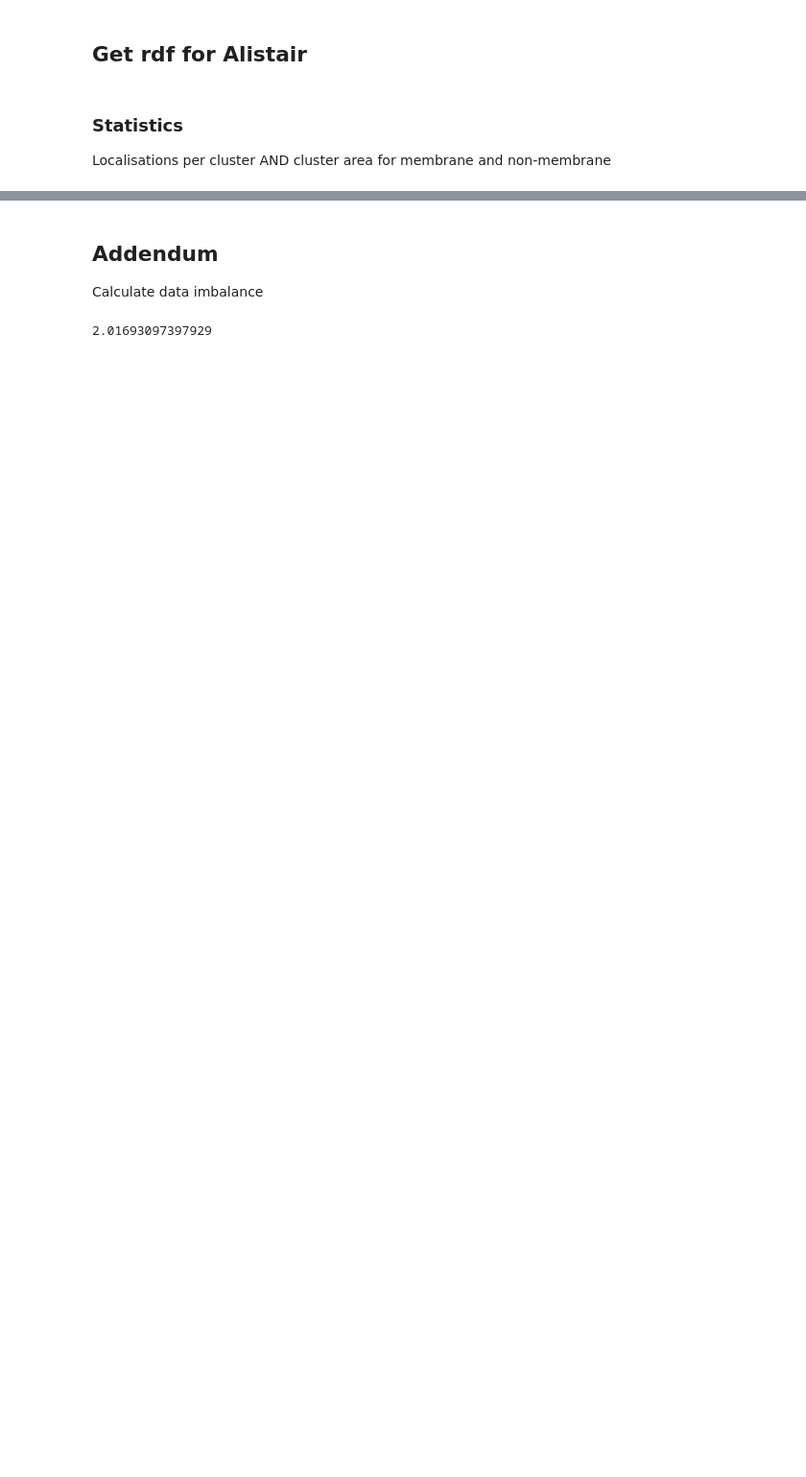
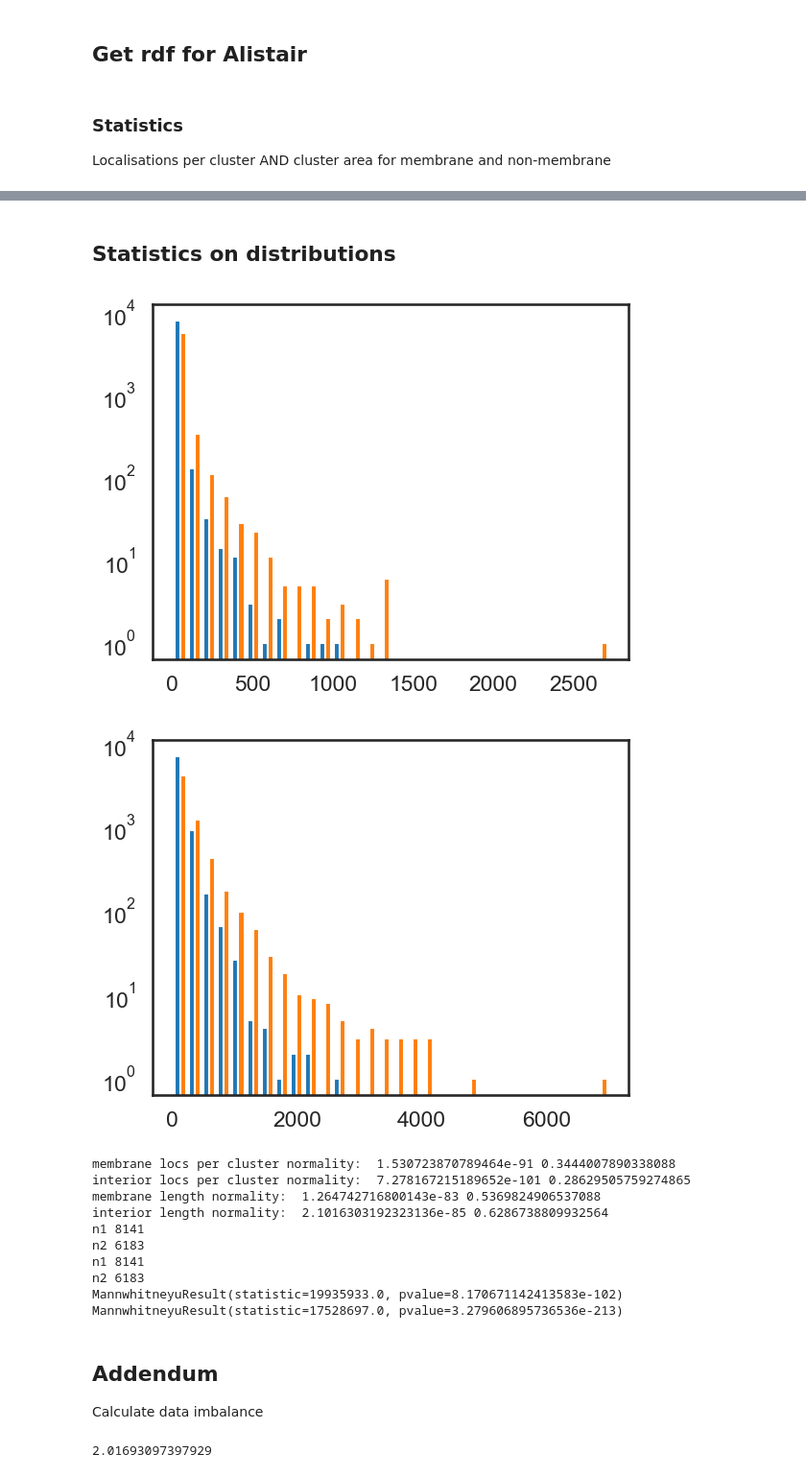
Before and after one commit to oubino/locpix, a Jupyter notebook: examples/c15_data_ds_analysis/analysis.ipynb, the cells around one changed output, grey strips where cells are left out. Shown at 96% size. Drawn from its saved outputs; the diff is of its cells as text; code cells hidden in the pictures; blank space fills up the shorter version.

```diff
--- a/examples/c15_data_ds_analysis/analysis.ipynb
+++ b/examples/c15_data_ds_analysis/analysis.ipynb
@@ -684,3 +675,46 @@ TtestResult(statistic=-27.757080720441913, pvalue=3.250668476550143e-165, df=143
+# %% [markdown]
+## Statistics on distributions
+# %%
+from scipy.stats import shapiro, normaltest, mannwhitneyu
+interior_df = df[df["class"] == "interior"]
+membrane_df = df[df["class"] == "membrane"]
+# distirbution shapes
+plt.hist([interior_df["locs_per_cluster"], membrane_df["locs_per_cluster"]], bins=30, log=True)
+plt.show()
+plt.close('all')
+plt.hist([interior_df["cluster_length [nm]"], membrane_df["cluster_length [nm]"]], bins=30, log=True)
+plt.show()
+plt.close('all')
+
+# test normality
+print("membrane locs per cluster normality: ", shapiro(membrane_df['locs_per_cluster']).pvalue, shapiro(membrane_df['locs_per_cluster']).statistic)
+print("interior locs per cluster normality: ", shapiro(interior_df["locs_per_cluster"]).pvalue, shapiro(interior_df["locs_per_cluster"]).statistic)
+print("membrane length normality: ", shapiro(membrane_df["cluster_length [nm]"]).pvalue, shapiro(membrane_df["cluster_length [nm]"]).statistic)
+print("interior length normality: ", shapiro(interior_df["cluster_length [nm]"]).pvalue, shapiro(interior_df["cluster_length [nm]"]).statistic)
+
+# mann whitney u locs per cluster & cluster length - as they have a similar shape it is like a test of medians difference
+a = mannwhitneyu(interior_df["locs_per_cluster"], membrane_df["locs_per_cluster"])
+print('n1', len(interior_df["locs_per_cluster"]))
+print('n2', len(membrane_df["locs_per_cluster"]))
+b = mannwhitneyu(interior_df["cluster_length [nm]"], membrane_df["cluster_length [nm]"])
+print('n1', len(interior_df["cluster_length [nm]"]))
+print('n2', len(membrane_df["cluster_length [nm]"]))
+
+print(a)
+print(b)
+# %% [output]
+[figure, added]
+[figure, added]
+membrane locs per cluster normality:  1.530723870789464e-91 0.3444007890338088
+interior locs per cluster normality:  7.278167215189652e-101 0.28629505759274865
+membrane length normality:  1.264742716800143e-83 0.5369824906537088
+interior length normality:  2.1016303192323136e-85 0.6286738809932564
+n1 8141
+n2 6183
+n1 8141
+n2 6183
+MannwhitneyuResult(statistic=19935933.0, pvalue=8.170671142413583e-102)
+MannwhitneyuResult(statistic=17528697.0, pvalue=3.279606895736536e-213)
 # %% [markdown]
 ## Addendum
 
```
Also changed, not shown: parts of 4 cells of this notebook, 11 other files.
